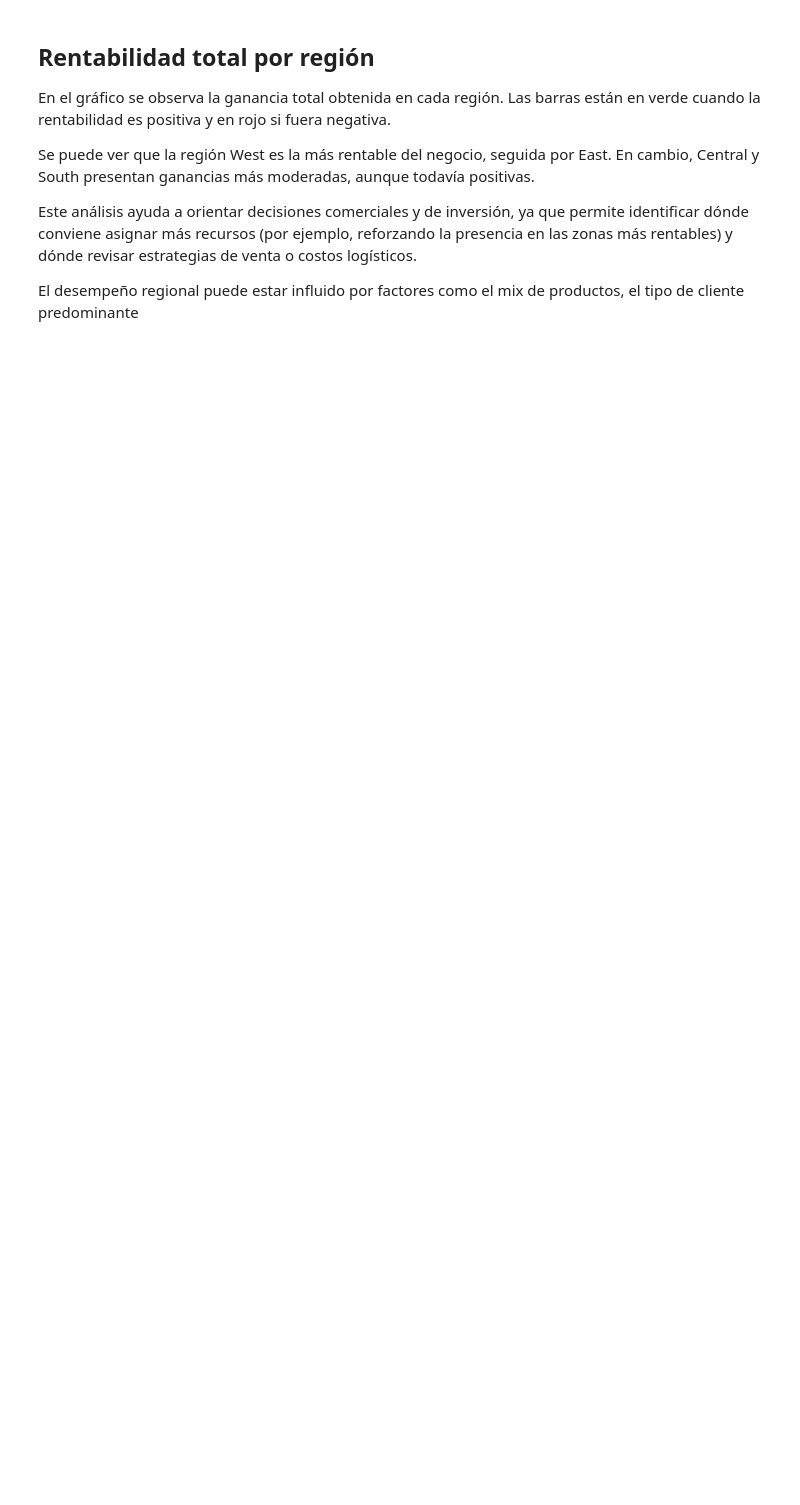
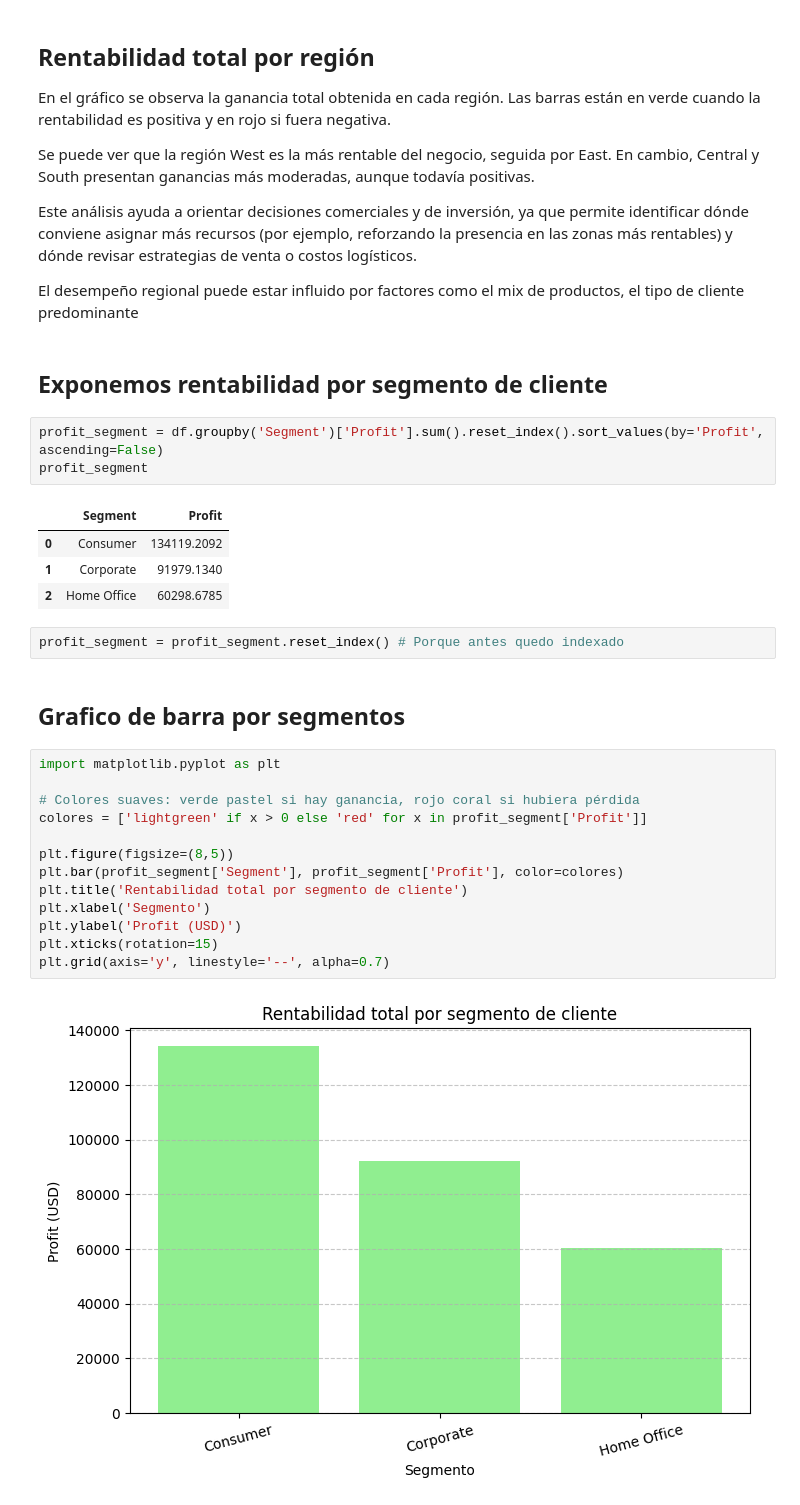
Before and after one commit to AgusISO8583/ITBA, a Jupyter notebook: TP_supermercadoG3.ipynb, the cells around one changed output. Cells and saved outputs as stored; diff of their text form; blank space fills up the shorter version.

Commit message:
grafico de ganancia por clientes

```diff
--- a/TP_supermercadoG3.ipynb
+++ b/TP_supermercadoG3.ipynb
@@ -216,3 +216,32 @@ En cambio, Central y South presentan ganancias más moderadas, aunque todavía p
 Este análisis ayuda a orientar decisiones comerciales y de inversión, ya que permite identificar dónde conviene asignar más recursos (por ejemplo, reforzando la presencia en las zonas más rentables) y dónde revisar estrategias de venta o costos logísticos.
 
 El desempeño regional puede estar influido por factores como el mix de productos, el tipo de cliente predominante
+# %% [markdown]
+## Exponemos rentabilidad por segmento de cliente
+# %%
+profit_segment = df.groupby('Segment')['Profit'].sum().reset_index().sort_values(by='Profit', ascending=False)
+profit_segment
+# %% [output]
+|  | Segment | Profit |
+| 0 | Consumer | 134119.2092 |
+| 1 | Corporate | 91979.1340 |
+| 2 | Home Office | 60298.6785 |
+# %%
+profit_segment = profit_segment.reset_index() # Porque antes quedo indexado
+# %% [markdown]
+## Grafico de barra por segmentos
+# %%
+import matplotlib.pyplot as plt
+
+# Colores suaves: verde pastel si hay ganancia, rojo coral si hubiera pérdida
+colores = ['lightgreen' if x > 0 else 'red' for x in profit_segment['Profit']]
+
+plt.figure(figsize=(8,5))
+plt.bar(profit_segment['Segment'], profit_segment['Profit'], color=colores)
+plt.title('Rentabilidad total por segmento de cliente')
+plt.xlabel('Segmento')
+plt.ylabel('Profit (USD)')
+plt.xticks(rotation=15)
+plt.grid(axis='y', linestyle='--', alpha=0.7)
+# %% [output]
+[figure, added]
```
